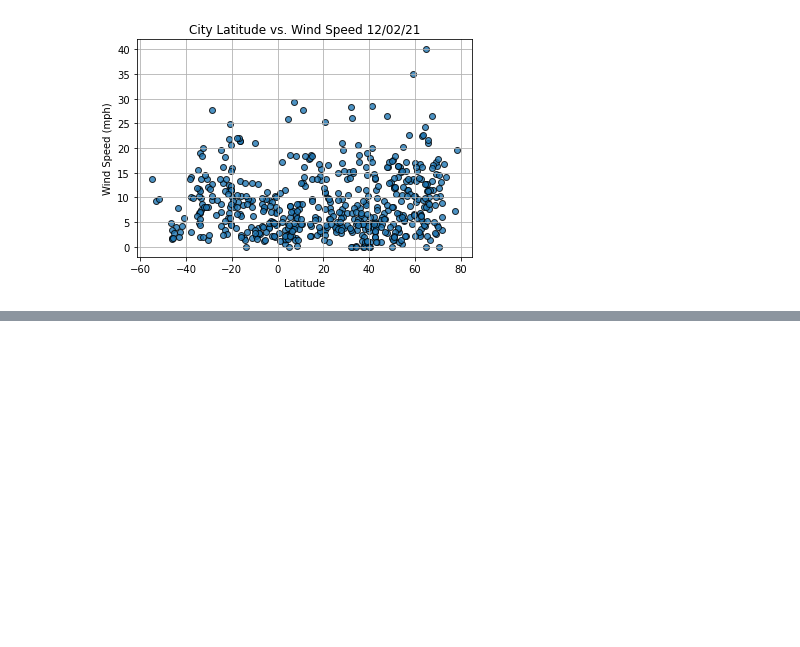
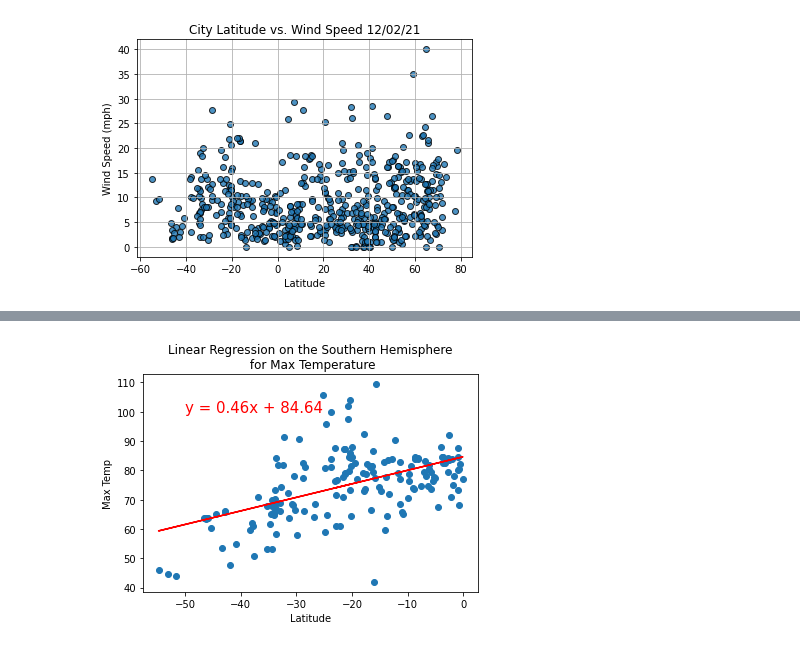
Before and after one commit to matin-n/World-Weather-Analysis, a Jupyter notebook: WeatherPy.ipynb, the cells around one changed output, grey strips where cells are left out. Drawn from its saved outputs; the diff is of its cells as text; code cells hidden in the pictures; blank space fills up the shorter version.

```diff
--- a/WeatherPy.ipynb
+++ b/WeatherPy.ipynb
@@ -408,0 +487,9 @@ plt.show()
+# %%
+# Linear regression on the Southern Hemisphere for Temperature
+x_values = southern_hemi_df["Lat"]
+y_values = southern_hemi_df["Max Temp"]
+
+# Call the function.
+plot_linear_regression(x_values, y_values, 'Max Temp', 'Linear Regression on the Southern Hemisphere\n for Max Temperature', (-50,100))
+# %% [output]
+[figure, added]
```
Also changed, not shown: parts of 12 cells of this notebook.
